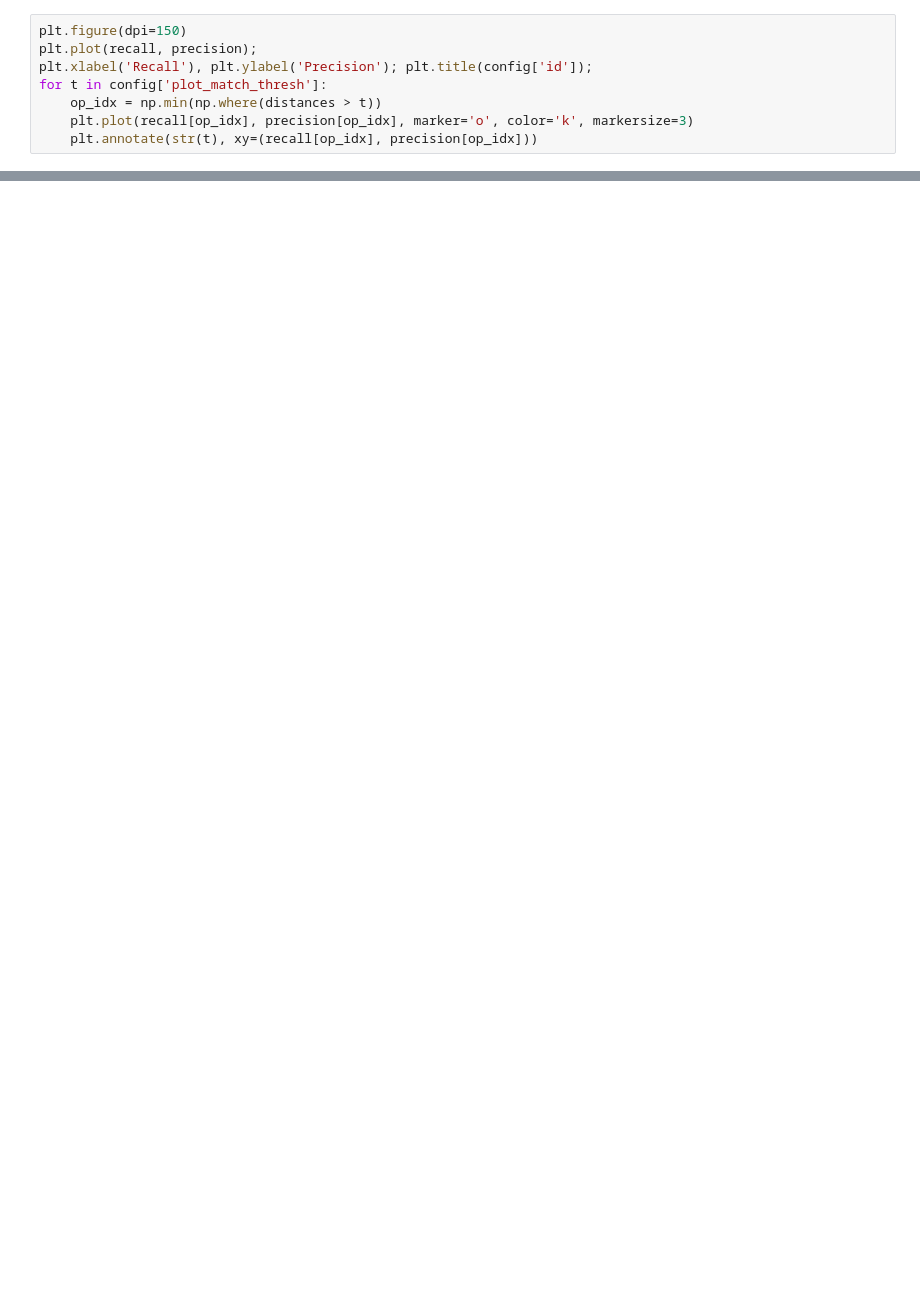
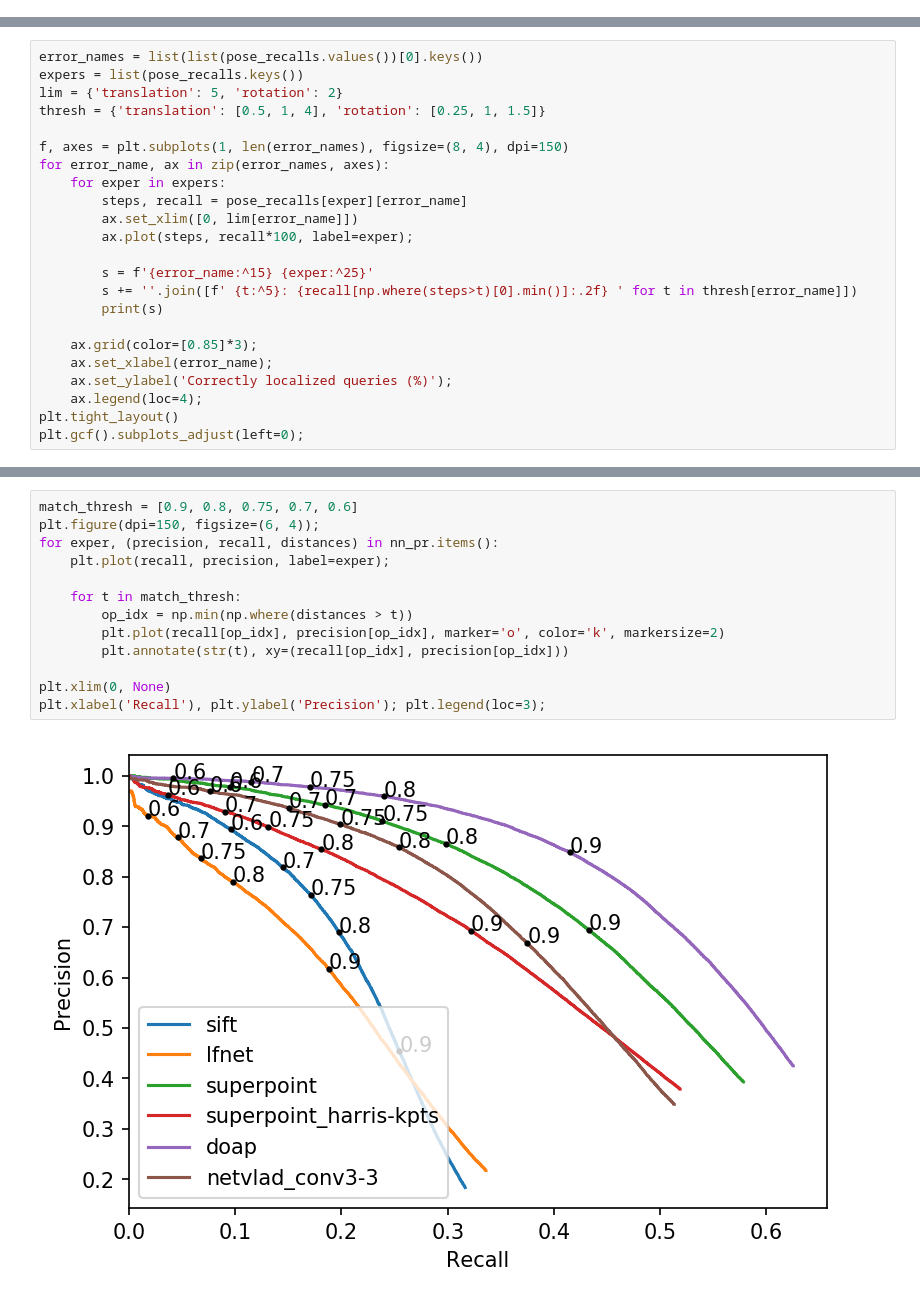
Before and after one commit to ethz-asl/hfnet, a Jupyter notebook: notebooks/evaluation_colmap_descriptors.ipynb, the cells around one changed output, grey strips where cells are left out. Cells and saved outputs as stored; diff of their text form; blank space fills up the shorter version.

Commit message:
Clean local feature evaluation and visualization
Former-commit-id: 82f7ec1684543629e9a9dcc8a25c5bed814d3e51

```diff
--- a/notebooks/evaluation_colmap_descriptors.ipynb
+++ b/notebooks/evaluation_colmap_descriptors.ipynb
@@ -524,8 +0,0 @@ mAP                       0.057
-# %%
-plt.figure(dpi=150)
-plt.plot(recall, precision);
-plt.xlabel('Recall'), plt.ylabel('Precision'); plt.title(config['id']);
-for t in config['plot_match_thresh']:
-    op_idx = np.min(np.where(distances > t))
-    plt.plot(recall[op_idx], precision[op_idx], marker='o', color='k', markersize=3)
-    plt.annotate(str(t), xy=(recall[op_idx], precision[op_idx]))
@@ -540,0 +146,23 @@ for t in config['plot_match_thresh']:
+# %%
+error_names = list(list(pose_recalls.values())[0].keys())
+expers = list(pose_recalls.keys())
+lim = {'translation': 5, 'rotation': 2}
+thresh = {'translation': [0.5, 1, 4], 'rotation': [0.25, 1, 1.5]}
+
+f, axes = plt.subplots(1, len(error_names), figsize=(8, 4), dpi=150)
+for error_name, ax in zip(error_names, axes):
+    for exper in expers:
+        steps, recall = pose_recalls[exper][error_name]
+        ax.set_xlim([0, lim[error_name]])
+        ax.plot(steps, recall*100, label=exper);
+
+        s = f'{error_name:^15} {exper:^25}'
+        s += ''.join([f' {t:^5}: {recall[np.where(steps>t)[0].min()]:.2f} ' for t in thresh[error_name]])
+        print(s)
+
+    ax.grid(color=[0.85]*3);
+    ax.set_xlabel(error_name);
+    ax.set_ylabel('Correctly localized queries (%)');
+    ax.legend(loc=4);
+plt.tight_layout()
+plt.gcf().subplots_adjust(left=0);
@@ -540,0 +183,15 @@ for t in config['plot_match_thresh']:
+# %%
+match_thresh = [0.9, 0.8, 0.75, 0.7, 0.6]
+plt.figure(dpi=150, figsize=(6, 4));
+for exper, (precision, recall, distances) in nn_pr.items():
+    plt.plot(recall, precision, label=exper);
+
+    for t in match_thresh:
+        op_idx = np.min(np.where(distances > t))
+        plt.plot(recall[op_idx], precision[op_idx], marker='o', color='k', markersize=2)
+        plt.annotate(str(t), xy=(recall[op_idx], precision[op_idx]))
+
+plt.xlim(0, None)
+plt.xlabel('Recall'), plt.ylabel('Precision'); plt.legend(loc=3);
+# %% [output]
+[figure, added]
```
Also changed, not shown: parts of 68 cells of this notebook, 4 other files.
